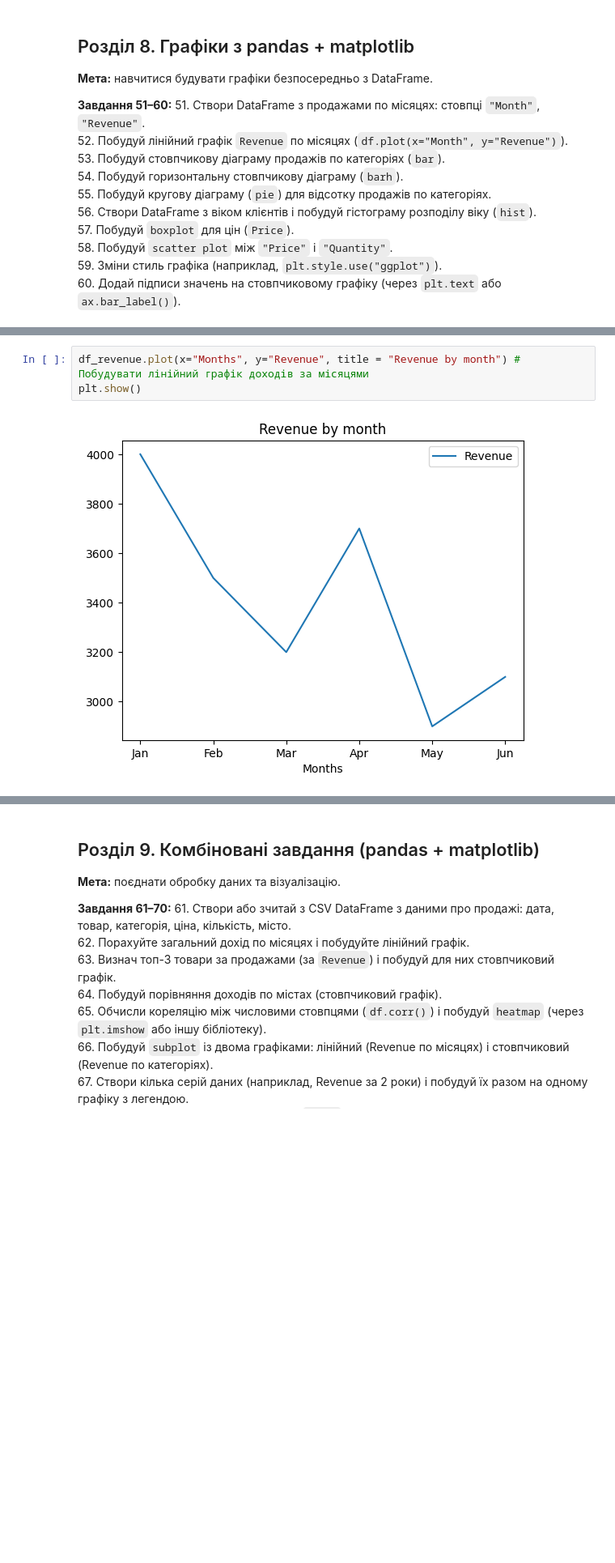
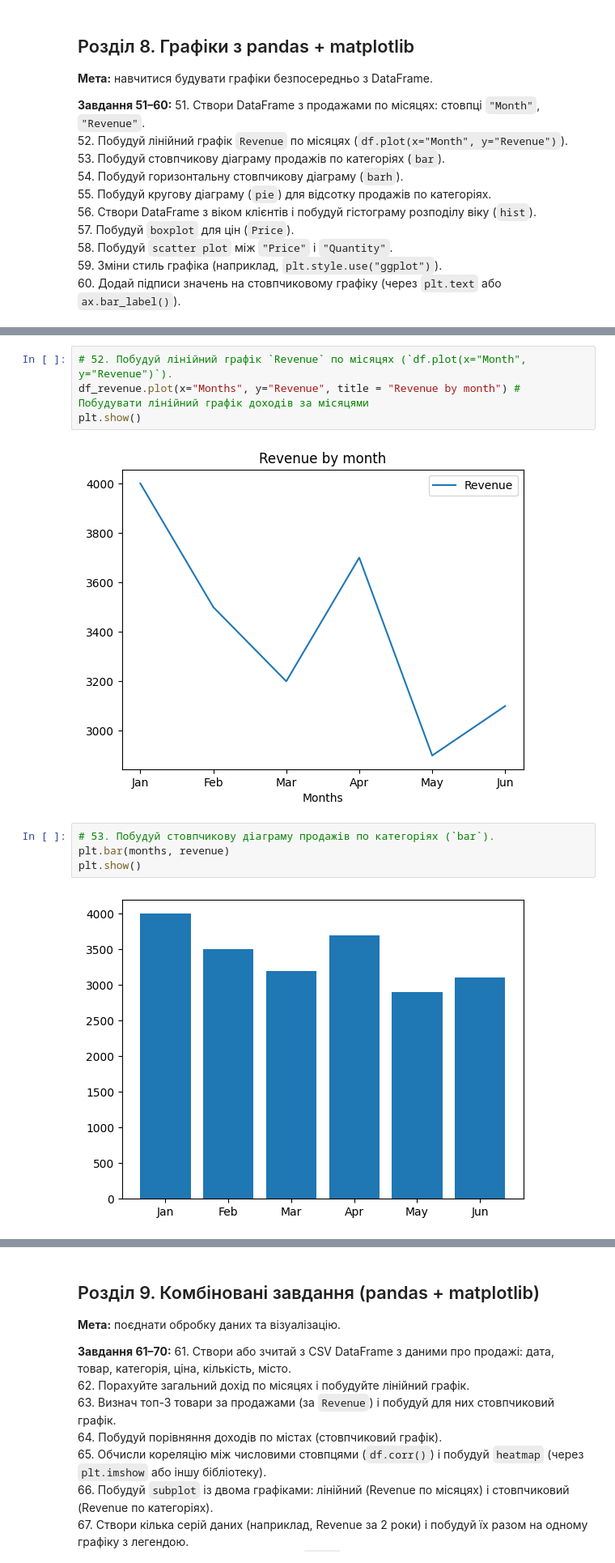
Before and after one commit to SvitlanaShustur/test-tasks-Python-DTA, a Jupyter notebook: pandas_matplotlib_practice.ipynb, the cells around one changed output, grey strips where cells are left out. Shown: that part at 81% size. Drawn from its saved outputs; the diff is of its cells as text; blank space fills up the shorter version.

```diff
--- a/pandas_matplotlib_practice.ipynb
+++ b/pandas_matplotlib_practice.ipynb
@@ -850,7 +854,14 @@ df_revenue
 | 4 | May | 2900 |
 | 5 | Jun | 3100 |
 # %%
+# 52. Побудуй лінійний графік `Revenue` по місяцях (`df.plot(x="Month", y="Revenue")`).
 df_revenue.plot(x="Months", y="Revenue", title = "Revenue by month") #  Побудувати лінійний графік доходів за місяцями
 plt.show()
 # %% [output]
 [figure]
+# %%
+# 53. Побудуй стовпчикову діаграму продажів по категоріях (`bar`).
+plt.bar(months, revenue)
+plt.show()
+# %% [output]
+[figure, added]
```
Also changed, not shown: parts of 17 cells of this notebook.
